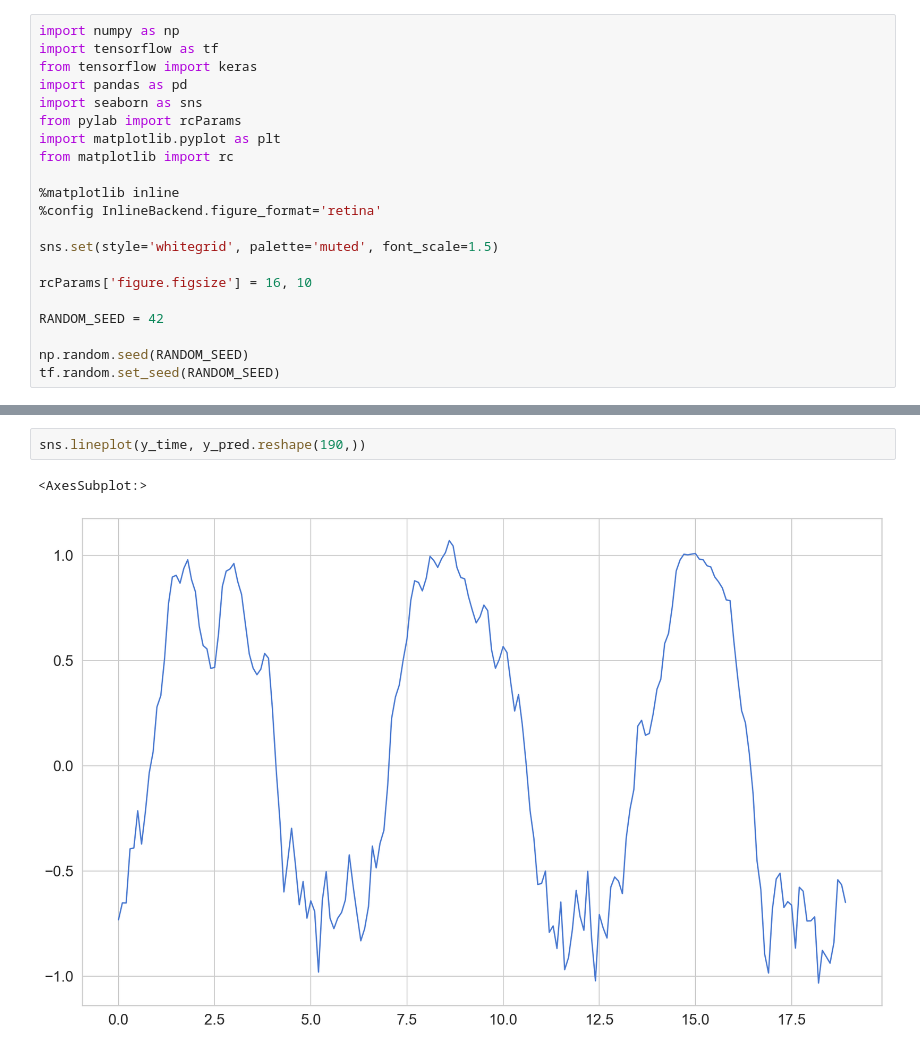
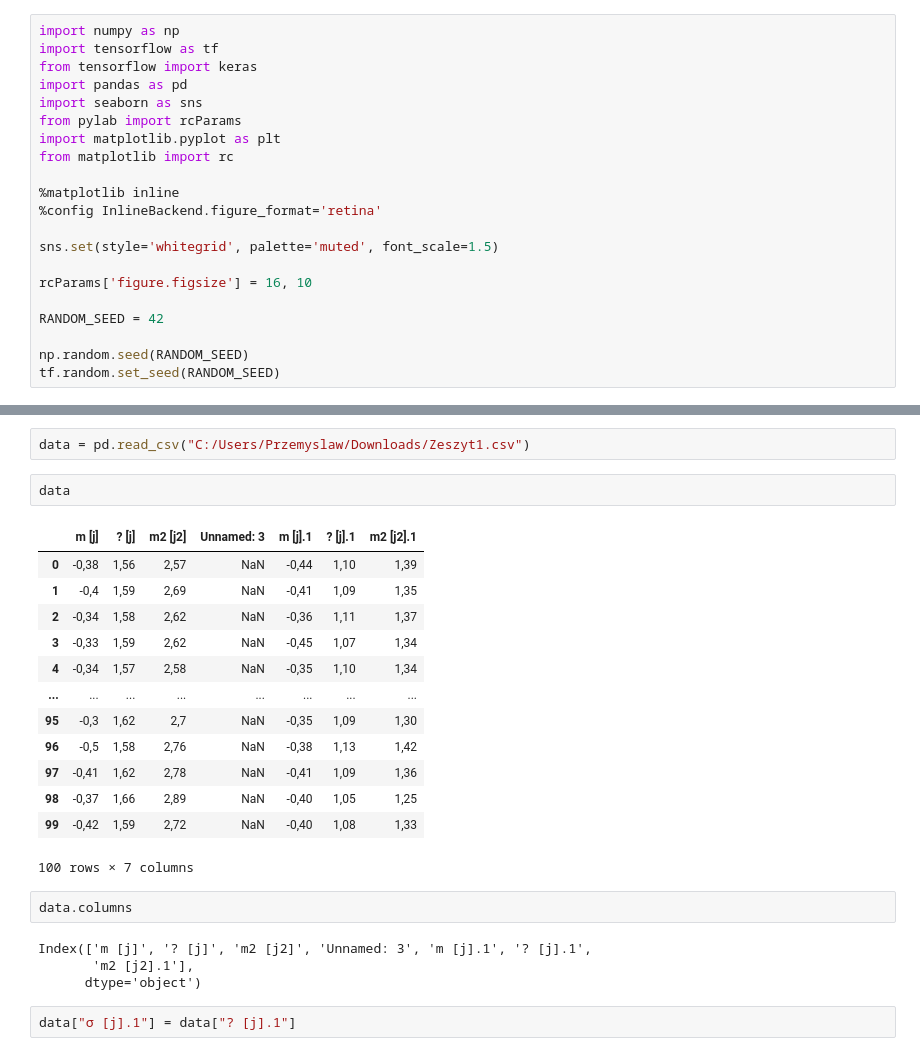
Before and after one commit to PrzemyslawSarnacki/AirQualityPrediction, a Jupyter notebook: SinePrediction.ipynb, the cells around one changed output, grey strips where cells are left out. Cells and saved outputs as stored; diff of their text form.

Commit message:
time seriess

```diff
--- a/SinePrediction.ipynb
+++ b/SinePrediction.ipynb
@@ -113,5 +22,26 @@ array([[-1.25796605],
-# %%
-sns.lineplot(y_time, y_pred.reshape(190,))
-# %% [output]
-<AxesSubplot:>
-[figure, removed]
+# %%
+data = pd.read_csv("C:/Users/Przemyslaw/Downloads/Zeszyt1.csv")
+# %%
+data
+# %% [output]
+|  | m [j] | ? [j] | m2 [j2] | Unnamed: 3 | m [j].1 | ? [j].1 | m2 [j2].1 |
+| 0 | -0,38 | 1,56 | 2,57 | NaN | -0,44 | 1,10 | 1,39 |
+| 1 | -0,4 | 1,59 | 2,69 | NaN | -0,41 | 1,09 | 1,35 |
+| 2 | -0,34 | 1,58 | 2,62 | NaN | -0,36 | 1,11 | 1,37 |
+| 3 | -0,33 | 1,59 | 2,62 | NaN | -0,45 | 1,07 | 1,34 |
+| 4 | -0,34 | 1,57 | 2,58 | NaN | -0,35 | 1,10 | 1,34 |
+| ... | ... | ... | ... | ... | ... | ... | ... |
+| 95 | -0,3 | 1,62 | 2,7 | NaN | -0,35 | 1,09 | 1,30 |
+| 96 | -0,5 | 1,58 | 2,76 | NaN | -0,38 | 1,13 | 1,42 |
+| 97 | -0,41 | 1,62 | 2,78 | NaN | -0,41 | 1,09 | 1,36 |
+| 98 | -0,37 | 1,66 | 2,89 | NaN | -0,40 | 1,05 | 1,25 |
+| 99 | -0,42 | 1,59 | 2,72 | NaN | -0,40 | 1,08 | 1,33 |
+100 rows × 7 columns
+# %%
+data.columns
+# %% [output]
+Index(['m [j]', '? [j]', 'm2 [j2]', 'Unnamed: 3', 'm [j].1', '? [j].1',
+       'm2 [j2].1'],
+      dtype='object')
+# %%
+data["σ [j].1"] = data["? [j].1"]
```
Also changed, not shown: parts of 15 cells of this notebook, 1 other file.
